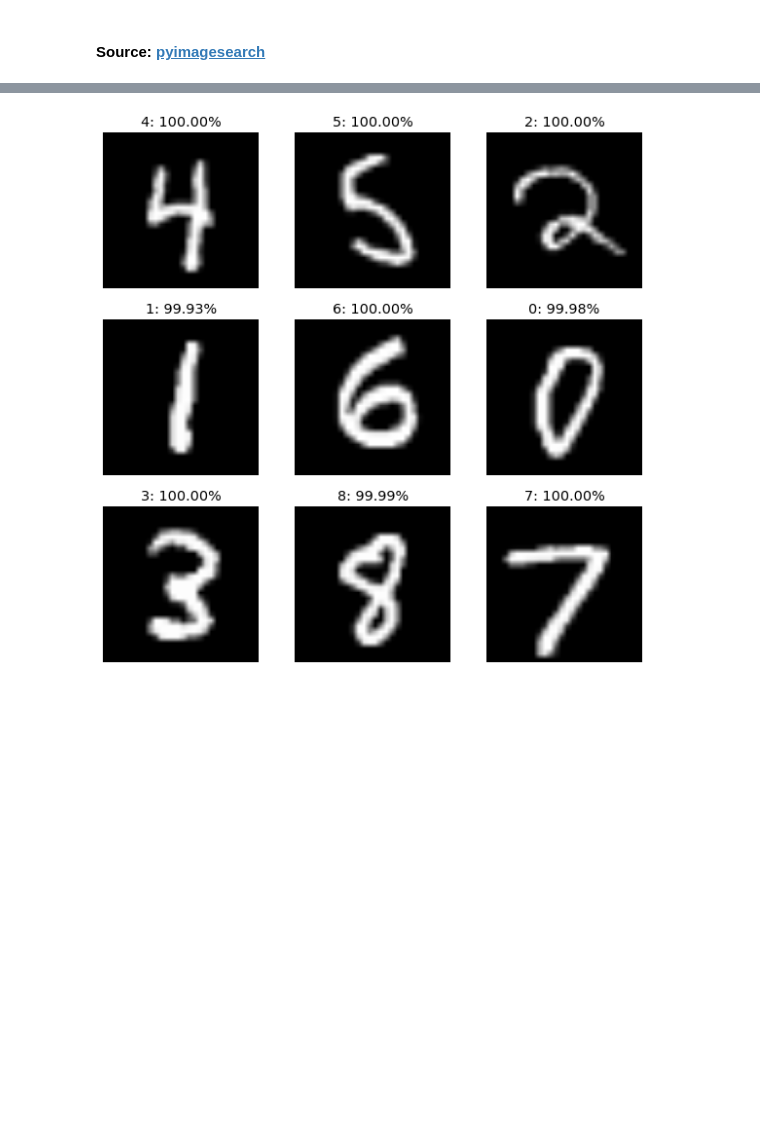
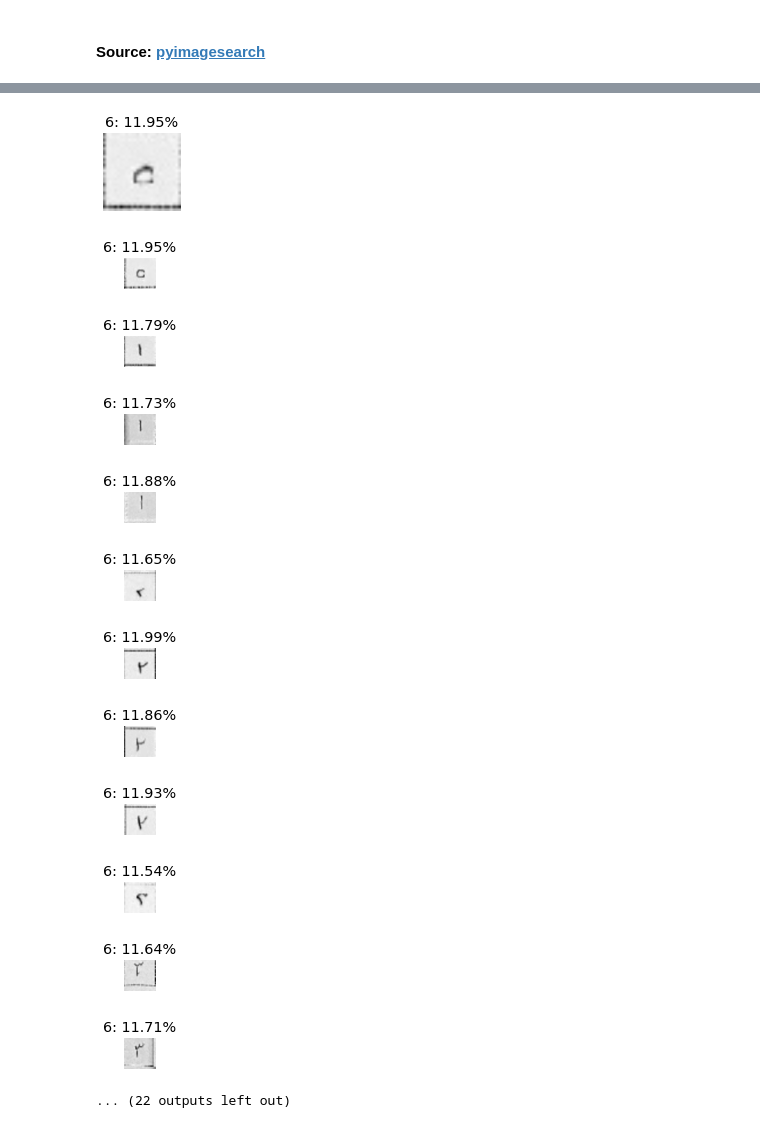
Before and after one commit to TheRogue76/Computer-Vision, a Jupyter notebook: Keras_Intro.ipynb, the cells around one changed output, grey strips where cells are left out. Drawn from its saved outputs; the diff is of its cells as text; code cells hidden in the pictures; blank space fills up the shorter version.

```diff
--- a/Keras_Intro.ipynb
+++ b/Keras_Intro.ipynb
@@ -77,5 +82,6 @@ is_digit(10)
 False
 # %%
 num_classes = 10
-EPOCHS = 10
+EPOCHS = 50
 BS = 32
+print(num_classes, EPOCHS, BS)
@@ -92,7 +100,8 @@ imgPaths = train_dirs
 imgPaths.sort()
 for imgPath in tqdm(imgPaths):
   code, label = get_char_ds(imgPath)
-  if(not is_digit(code))
+  code = int(code)
+  if(not is_digit(code)):
     continue
 
   image = load_img(imgPath, target_size=(28, 28), grayscale=True)
@@ -217,20 +229,35 @@ plt.savefig("training_plot.png")
 # %%
 model.load_weights("model.h5")
-testPaths = glob.glob("mnist_png/sample_test/*.png")
+testPaths = glob.glob("dataset/test/*.jpg")
 testPaths.sort()
 plt.figure(figsize=(10, 10))
 for i, testPath in enumerate(testPaths):
+    # print(i,testPath)
     image = load_img(testPath, target_size=(28, 28), grayscale=True)
     image = img_to_array(image) / 255.
     orig_img = image.copy()
     image = np.expand_dims(image, 0)
     predictions = model.predict(image)[0]
     label = np.argmax(predictions)
+    # print(predictions)
     proba = np.max(predictions)
     output = cv2.resize(orig_img, (400, 400))
-    plt.subplot(3, 3, i + 1)
+    plt.subplot(6, 6, i + 1)
     plt.imshow(output, cmap="gray")
     plt.axis("off")
     plt.title("{}: {:.2f}%".format(label, proba * 100))
+    plt.show()
 # %% [output]
-[figure, old version]
+[figure, new version]
+[figure, added]
+[figure, added]
+[figure, added]
+[figure, added]
+[figure, added]
+[figure, added]
+[figure, added]
+[figure, added]
+[figure, added]
+[figure, added]
+[figure, added]
+... (22 outputs left out)
```
Also changed, not shown: parts of 7 cells of this notebook.
